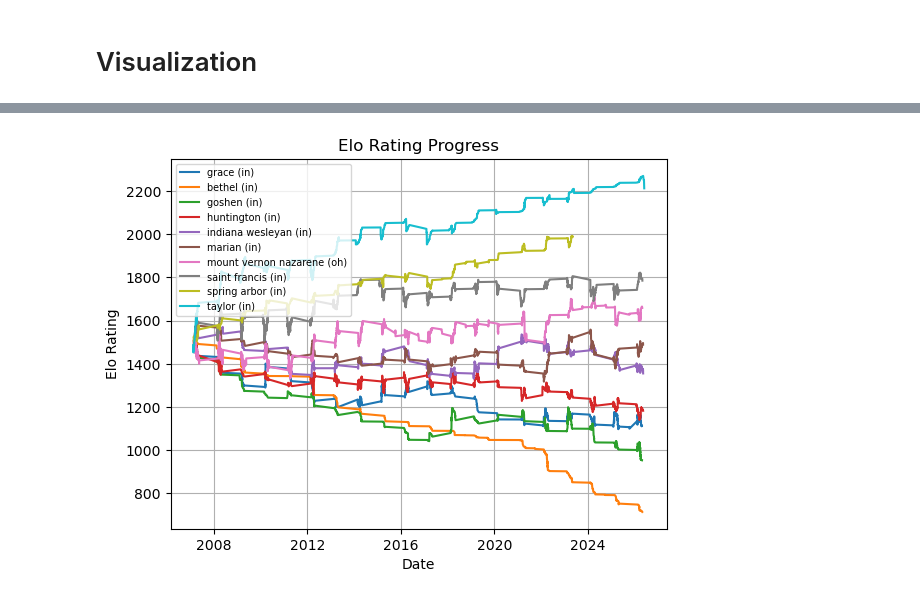
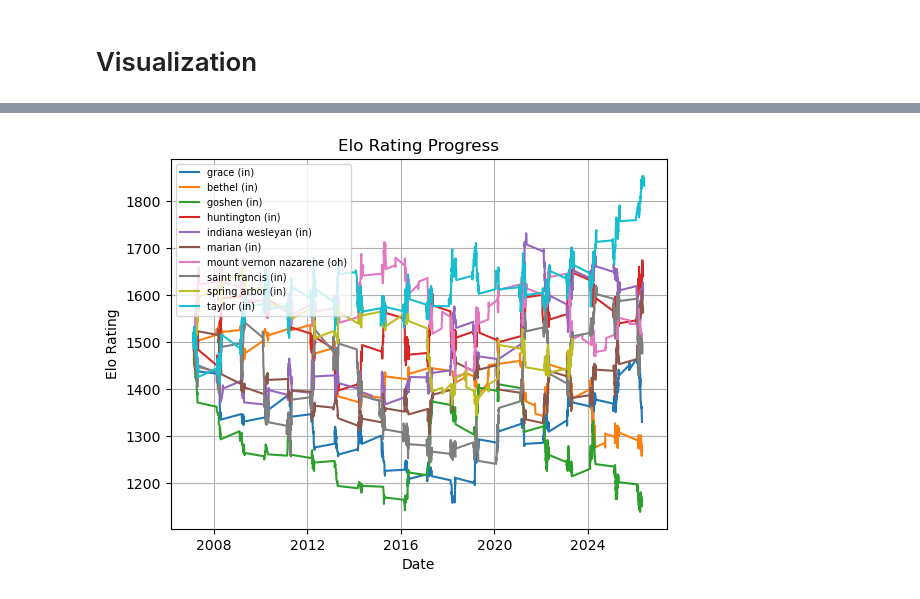
Before and after one commit to angelhb01/Crossroads-Baseball, a Jupyter notebook: notebooks/02_build_elo.ipynb, the cells around one changed output, grey strips where cells are left out. Saved outputs shown, nothing was run; the diff lists cells and outputs as text; code cells hidden in the pictures.

```diff
--- a/notebooks/02_build_elo.ipynb
+++ b/notebooks/02_build_elo.ipynb
@@ -29,27 +29,20 @@ eloLeague = Elo(k=20)
 for team in allTeams:
     eloLeague.addPlayer(team)
 
-df['elo1_pre'] = 0.0
-df['elo2_pre'] = 0.0
-df['elo_prob1'] = 0.0
-df['elo_prob2'] = 0.0
-df['elo1_post'] = 0.0
-df['elo2_post'] = 0.0
-
 for game in df.iterrows():
 
-    df.loc[game[0], 'elo1_pre'] = eloLeague.ratingDict[game[1].away]
-    df.loc[game[0], 'elo2_pre'] = eloLeague.ratingDict[game[1].home]
-    df.loc[game[0], 'elo_prob1'] = eloLeague.expectResult(eloLeague.ratingDict[game[1].away], eloLeague.ratingDict[game[1].home])
-    df.loc[game[0], 'elo_prob2'] = eloLeague.expectResult(eloLeague.ratingDict[game[1].home], eloLeague.ratingDict[game[1].away])
+    df.loc[game[0], 'away_elo_pre'] = eloLeague.ratingDict[game[1].away]
+    df.loc[game[0], 'home_elo_pre'] = eloLeague.ratingDict[game[1].home]
+    df.loc[game[0], 'elo_prob_away'] = eloLeague.expectResult(eloLeague.ratingDict[game[1].away], eloLeague.ratingDict[game[1].home])
+    df.loc[game[0], 'elo_prob_home'] = eloLeague.expectResult(eloLeague.ratingDict[game[1].home], eloLeague.ratingDict[game[1].away])
 
-    if game[1].away > game[1].home:
+    if game[1].away_score > game[1].home_score:
         eloLeague.gameOver(game[1].away, game[1].home, True)
     else:
         eloLeague.gameOver(game[1].home, game[1].away, 0)
 
-    df.loc[game[0], 'elo1_post'] = eloLeague.ratingDict[game[1].away]
-    df.loc[game[0], 'elo2_post'] = eloLeague.ratingDict[game[1].home]
+    df.loc[game[0], 'away_elo_post'] = eloLeague.ratingDict[game[1].away]
+    df.loc[game[0], 'home_elo_post'] = eloLeague.ratingDict[game[1].home]
 
 for team in eloLeague.ratingDict.keys():
     print(team, eloLeague.ratingDict[team])
@@ -116,21 +109,21 @@ Text(0, 0.5, 'Teams')
 # %%
 df['date'] = pd.to_datetime(df['date'])
 
 #teams = ['grace (in)', 'goshen (in)']
 for team in teams:
-    team1_games = df[df['away'] == team][['date', 'elo1_post']].rename(columns={'elo1_post': 'elo'})
+    team1_games = df[df['away'] == team][['date', 'away_elo_post']].rename(columns={'away_elo_post': 'elo'})
 
-    team2_games = df[df['home'] == team][['date', 'elo2_post']].rename(columns={'elo2_post': 'elo'})
+    team2_games = df[df['home'] == team][['date', 'home_elo_post']].rename(columns={'home_elo_post': 'elo'})
 
     team_games = pd.concat([team1_games, team2_games]).sort_values('date')
 
     plt.plot(team_games['date'], team_games['elo'], label=team)
 
 plt.title('Elo Rating Progress')
 plt.xlabel('Date')
 plt.ylabel('Elo Rating')
 plt.legend(fontsize=7, loc='upper left')
 plt.grid(True)
 plt.show()
 # %% [output]
-[figure, old version]
+[figure, new version]
```
Also changed, not shown: parts of 5 cells of this notebook, 4 other files.
